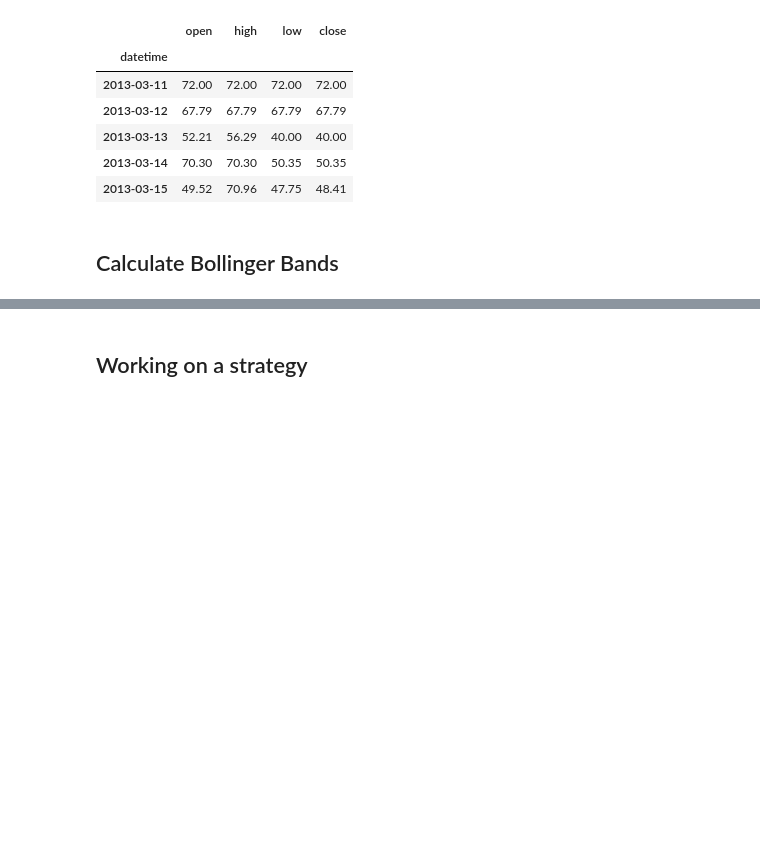
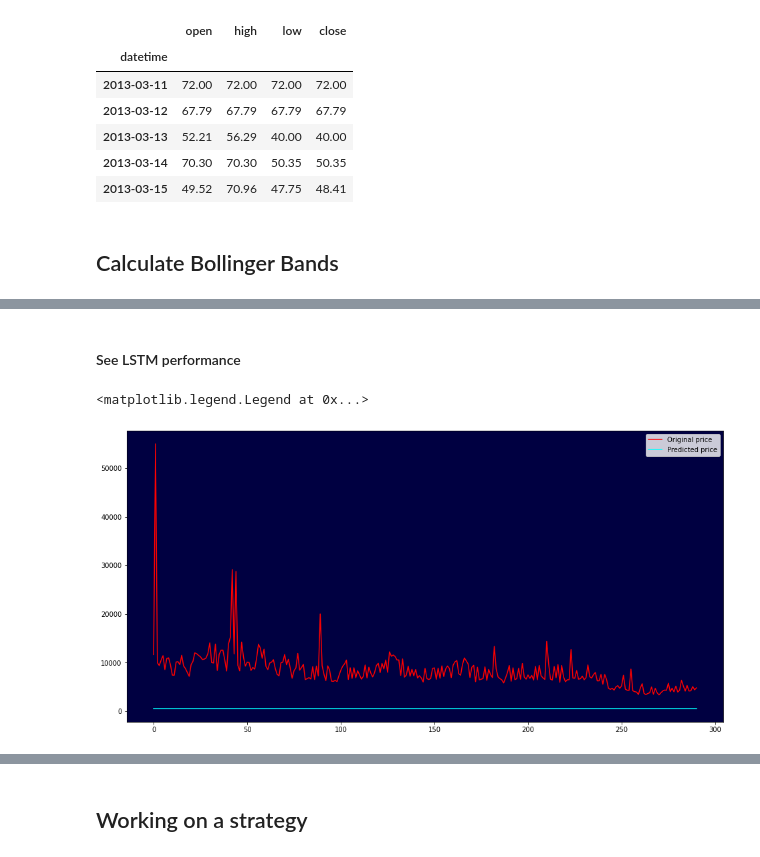
Before and after one commit to jonhilgart22/go-trader, a Jupyter notebook: notebooks/data_exploration.ipynb, the cells around one changed output, grey strips where cells are left out. Drawn from its saved outputs; the diff is of its cells as text; code cells hidden in the pictures; blank space fills up the shorter version.

Commit message:
lstm

```diff
--- a/notebooks/data_exploration.ipynb
+++ b/notebooks/data_exploration.ipynb
@@ -118,0 +228,5 @@ price_df[price_df.index >= '2018-10-01'][['close','Bollinger High','Bollinger Lo
+# %%
+model = buid_lstm()
+# %%
+x_train = np.reshape(x_train, (x_train.shape[0], x_train.shape[1], 1))
+x_test = np.reshape(x_test, (x_test.shape[0], x_test.shape[1], 1))
@@ -118,0 +237,4 @@ price_df[price_df.index >= '2018-10-01'][['close','Bollinger High','Bollinger Lo
+# %%
+model.compile(loss='mean_squared_error', optimizer='adam')
+# %%
+history = model.fit(x_train, y_train, epochs=500, batch_size=128, callbacks=[TqdmCallback(verbose=0)])
@@ -118,0 +267,15 @@ price_df[price_df.index >= '2018-10-01'][['close','Bollinger High','Bollinger Lo
+# %% [markdown]
+#### See LSTM performance
+# %%
+predictions = model.predict(x_test)
+# predictions = scaler.inverse_transform(predictions)
+# y_test_scaled = scaler.inverse_transform(y_test.reshape(-1, 1))
+
+fig, ax = plt.subplots(figsize=(16,8))
+ax.set_facecolor('#000041')
+ax.plot(y_test, color='red', label='Original price')
+plt.plot(predictions, color='cyan', label='Predicted price')
+plt.legend()
+# %% [output]
+<matplotlib.legend.Legend at 0x...>
+[figure, added]
```
Also changed, not shown: parts of 28 cells of this notebook, 2 other files.
